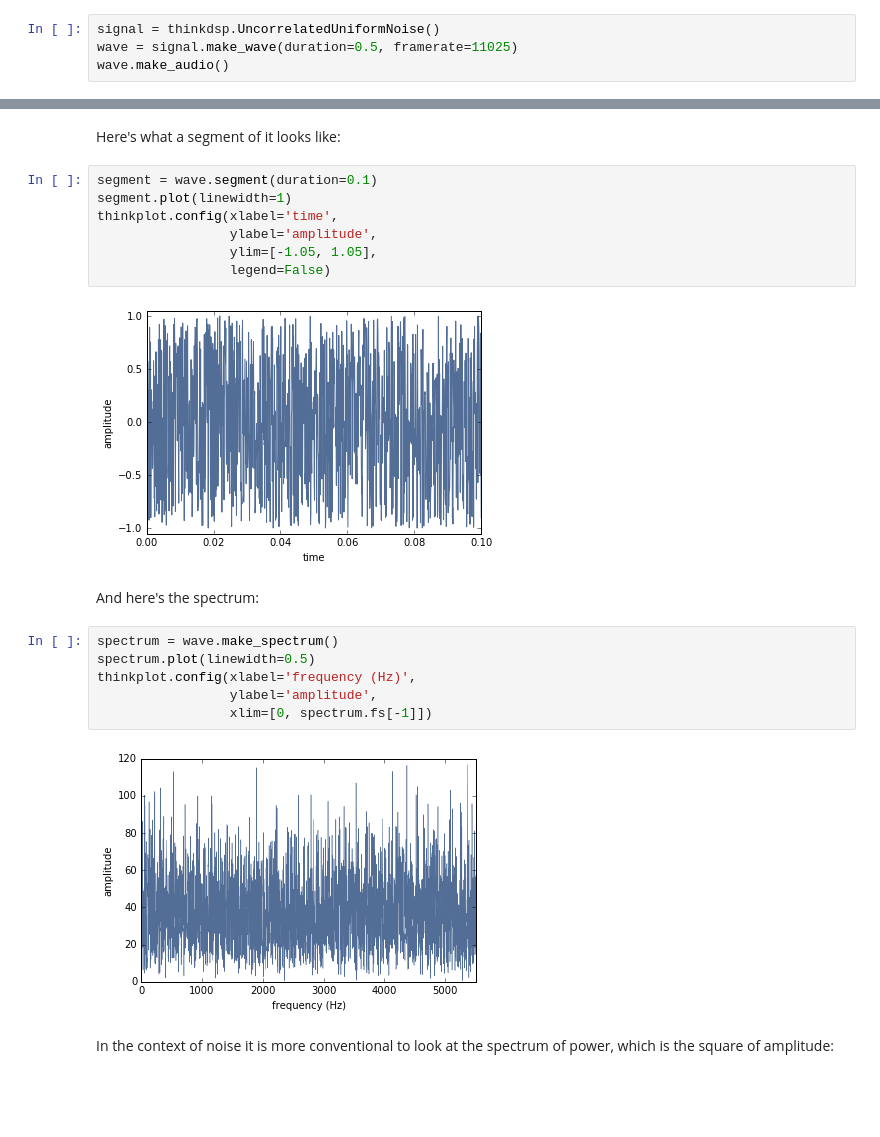
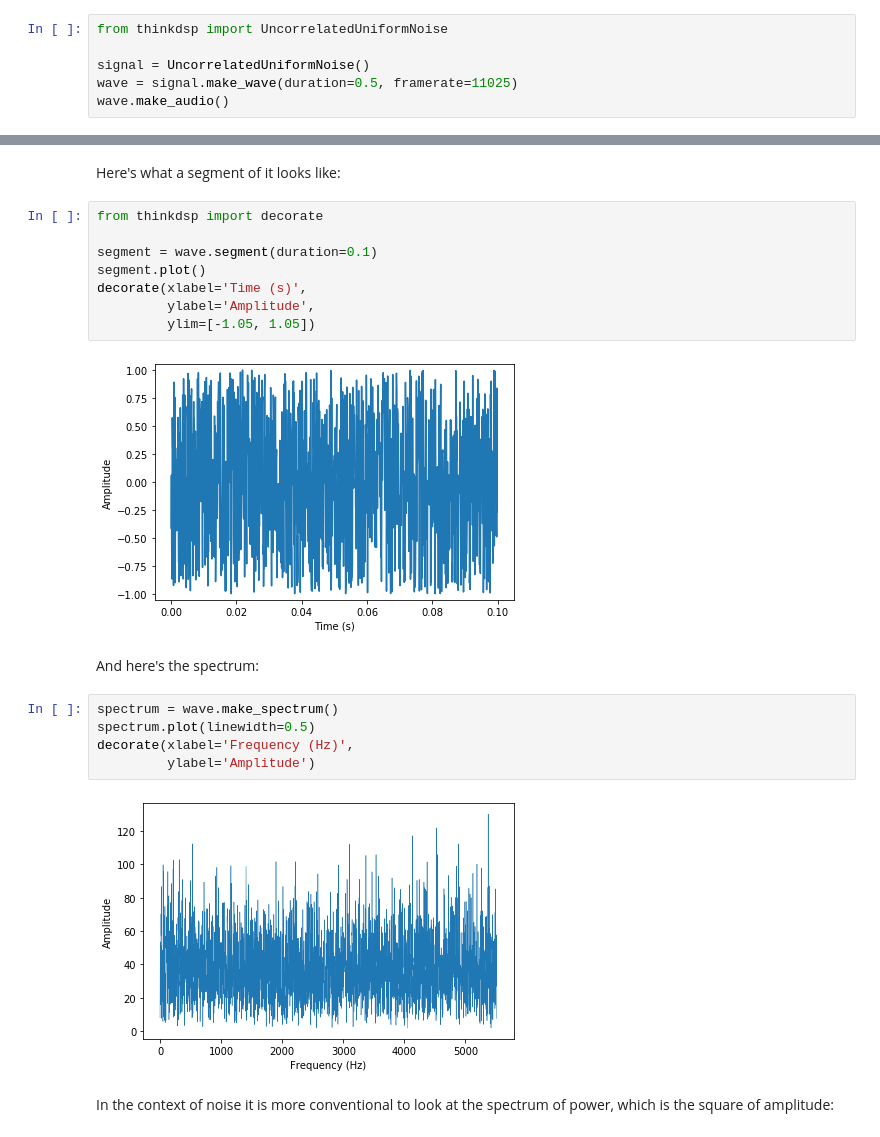
Before and after one commit to AllenDowney/ThinkDSP, a Jupyter notebook: code/chap04.ipynb, the cells around one changed output, grey strips where cells are left out. Cells and saved outputs as stored; diff of their text form; blank space fills up the shorter version.

```diff
--- a/code/chap04.ipynb
+++ b/code/chap04.ipynb
@@ -26,7 +19,9 @@ thinkdsp.random_seed(17)
 # %% [markdown]
 The simplest noise to generate is uncorrelated uniform (UU) noise:
 # %%
-signal = thinkdsp.UncorrelatedUniformNoise()
+from thinkdsp import UncorrelatedUniformNoise
+
+signal = UncorrelatedUniformNoise()
 wave = signal.make_wave(duration=0.5, framerate=11025)
 wave.make_audio()
 # %% [output]
@@ -34,24 +29,24 @@ wave.make_audio()
 # %% [markdown]
 Here's what a segment of it looks like:
 # %%
+from thinkdsp import decorate
+
 segment = wave.segment(duration=0.1)
-segment.plot(linewidth=1)
-thinkplot.config(xlabel='time',
-                 ylabel='amplitude',
-                 ylim=[-1.05, 1.05],
-                 legend=False)
+segment.plot()
+decorate(xlabel='Time (s)',
+         ylabel='Amplitude',
+         ylim=[-1.05, 1.05])
 # %% [output]
-[figure, old version]
+[figure, new version]
 # %% [markdown]
 And here's the spectrum:
 # %%
 spectrum = wave.make_spectrum()
 spectrum.plot(linewidth=0.5)
-thinkplot.config(xlabel='frequency (Hz)',
-                 ylabel='amplitude',
-                 xlim=[0, spectrum.fs[-1]])
+decorate(xlabel='Frequency (Hz)',
+         ylabel='Amplitude')
 # %% [output]
-[figure, old version]
+[figure, new version]
 # %% [markdown]
 In the context of noise it is more conventional to look at the spectrum of power, which is the square of amplitude:
 # %%
```
Also changed, not shown: parts of 21 cells of this notebook.
